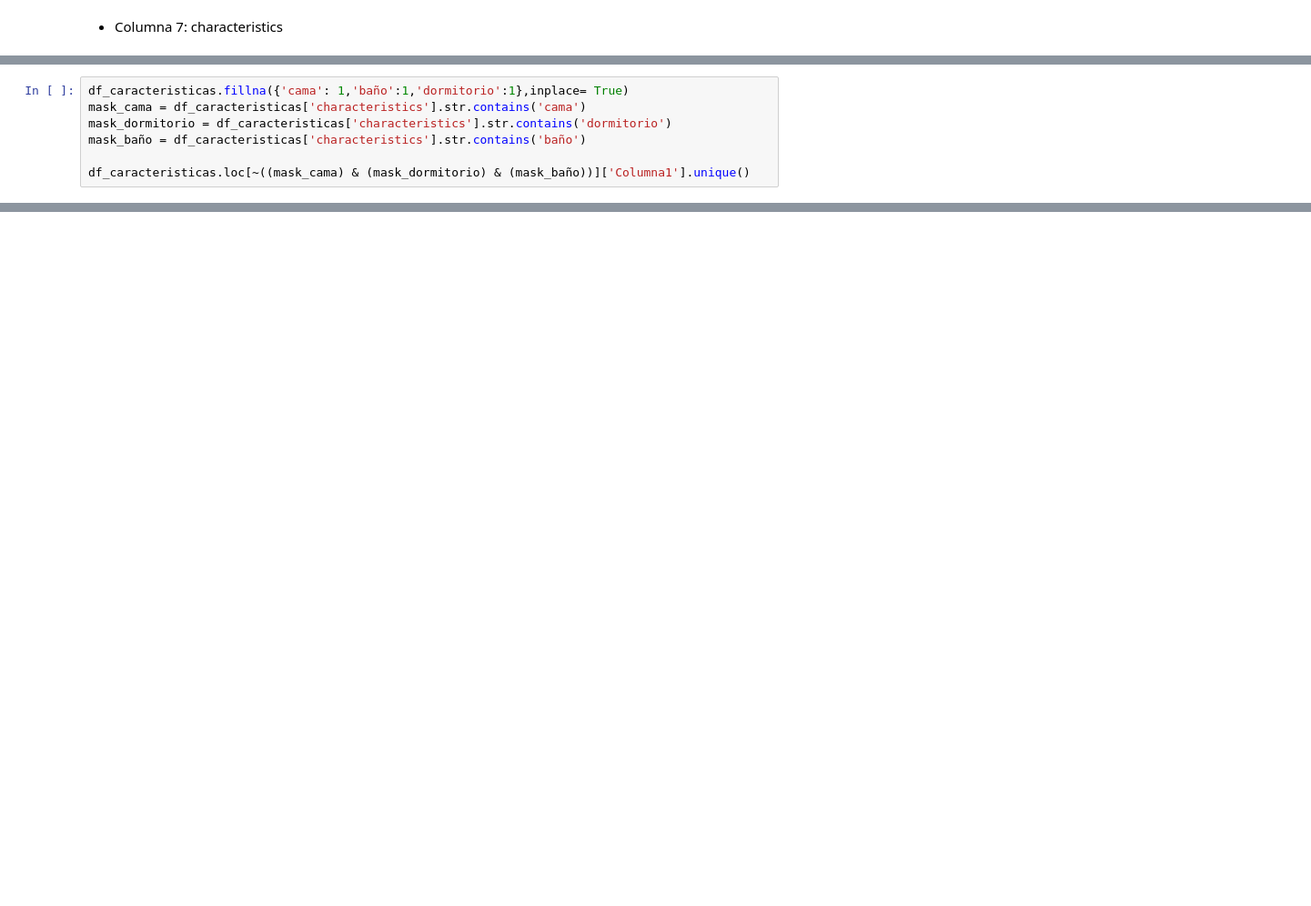
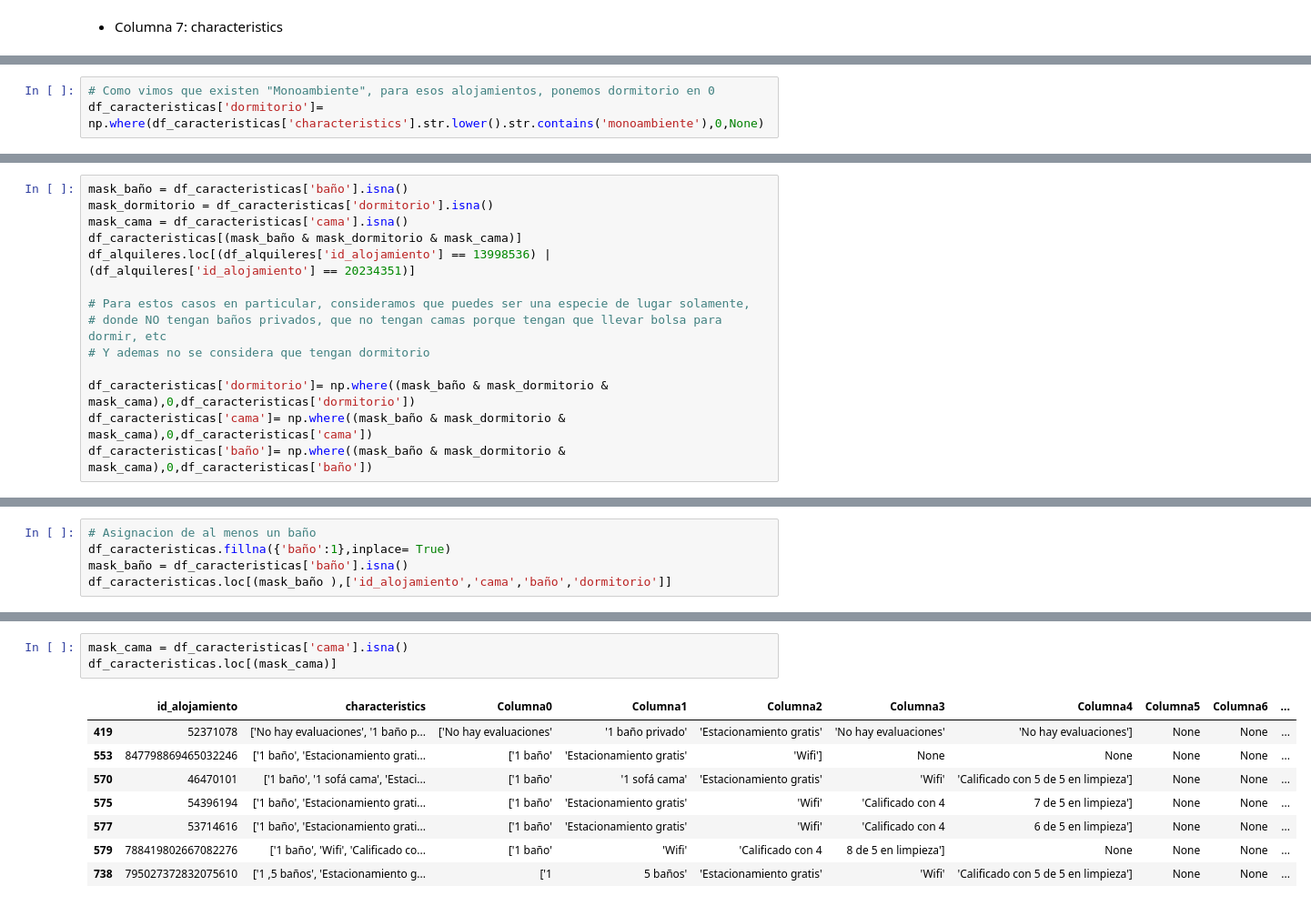
Before and after one commit to carlos1680/CPEDWObligatorio, a Jupyter notebook: trabajo.ipynb, the cells around one changed output, grey strips where cells are left out. Shown at 91% size. Saved outputs shown, nothing was run; the diff lists cells and outputs as text; blank space fills up the shorter version.

```diff
--- a/trabajo.ipynb
+++ b/trabajo.ipynb
@@ -1301,0 +1268,3 @@ for bus in busqueda:
+# %%
+# Como vimos que existen "Monoambiente", para esos alojamientos, ponemos dormitorio en 0
+df_caracteristicas['dormitorio']= np.where(df_caracteristicas['characteristics'].str.lower().str.contains('monoambiente'),0,None)
@@ -1322,7 +1320,0 @@ df_caracteristicas.sample(20)
-# %%
-df_caracteristicas.fillna({'cama': 1,'baño':1,'dormitorio':1},inplace= True)
-mask_cama = df_caracteristicas['characteristics'].str.contains('cama')
-mask_dormitorio = df_caracteristicas['characteristics'].str.contains('dormitorio')
-mask_baño = df_caracteristicas['characteristics'].str.contains('baño')
-
-df_caracteristicas.loc[~((mask_cama) & (mask_dormitorio) & (mask_baño))]['Columna1'].unique()
@@ -1337,0 +1333,14 @@ array([" 'Monoambiente'", " '1 dormitorio']", " '1 cama'", "5 baños'",
+# %%
+mask_baño = df_caracteristicas['baño'].isna()
+mask_dormitorio = df_caracteristicas['dormitorio'].isna()
+mask_cama = df_caracteristicas['cama'].isna()
+df_caracteristicas[(mask_baño & mask_dormitorio & mask_cama)]
+df_alquileres.loc[(df_alquileres['id_alojamiento'] == 13998536) | (df_alquileres['id_alojamiento'] == 20234351)]
+
+# Para estos casos en particular, consideramos que puedes ser una especie de lugar solamente,
+# donde NO tengan baños privados, que no tengan camas porque tengan que llevar bolsa para dormir, etc
+# Y ademas no se considera que tengan dormitorio
+
+df_caracteristicas['dormitorio']= np.where((mask_baño & mask_dormitorio & mask_cama),0,df_caracteristicas['dormitorio'])
+df_caracteristicas['cama']= np.where((mask_baño & mask_dormitorio & mask_cama),0,df_caracteristicas['cama'])
+df_caracteristicas['baño']= np.where((mask_baño & mask_dormitorio & mask_cama),0,df_caracteristicas['baño'])
@@ -1337,0 +1356,5 @@ array([" 'Monoambiente'", " '1 dormitorio']", " '1 cama'", "5 baños'",
+# %%
+# Asignacion de al menos un baño
+df_caracteristicas.fillna({'baño':1},inplace= True)
+mask_baño = df_caracteristicas['baño'].isna()
+df_caracteristicas.loc[(mask_baño ),['id_alojamiento','cama','baño','dormitorio']]
@@ -1337,0 +1377,12 @@ array([" 'Monoambiente'", " '1 dormitorio']", " '1 cama'", "5 baños'",
+# %%
+mask_cama = df_caracteristicas['cama'].isna()
+df_caracteristicas.loc[(mask_cama)]
+# %% [output]
+|  | id_alojamiento | characteristics | Columna0 | Columna1 | Columna2 | Columna3 | Columna4 | Columna5 | Columna6 | ... |
+| 419 | 52371078 | ['No hay evaluaciones', '1 baño p... | ['No hay evaluaciones' | '1 baño privado' | 'Estacionamiento gratis' | 'No hay evaluaciones' | 'No hay evaluaciones'] | None | None | ... |
+| 553 | 847798869465032246 | ['1 baño', 'Estacionamiento grati... | ['1 baño' | 'Estacionamiento gratis' | 'Wifi'] | None | None | None | None | ... |
+| 570 | 46470101 | ['1 baño', '1 sofá cama', 'Estaci... | ['1 baño' | '1 sofá cama' | 'Estacionamiento gratis' | 'Wifi' | 'Calificado con 5 de 5 en limpieza'] | None | None | ... |
+| 575 | 54396194 | ['1 baño', 'Estacionamiento grati... | ['1 baño' | 'Estacionamiento gratis' | 'Wifi' | 'Calificado con 4 | 7 de 5 en limpieza'] | None | None | ... |
+| 577 | 53714616 | ['1 baño', 'Estacionamiento grati... | ['1 baño' | 'Estacionamiento gratis' | 'Wifi' | 'Calificado con 4 | 6 de 5 en limpieza'] | None | None | ... |
+| 579 | 788419802667082276 | ['1 baño', 'Wifi', 'Calificado co... | ['1 baño' | 'Wifi' | 'Calificado con 4 | 8 de 5 en limpieza'] | None | None | None | ... |
+| 738 | 795027372832075610 | ['1 ,5 baños', 'Estacionamiento g... | ['1 | 5 baños' | 'Estacionamiento gratis' | 'Wifi' | 'Calificado con 5 de 5 en limpieza'] | None | None | ... |
```
Also changed, not shown: parts of 92 cells of this notebook.
